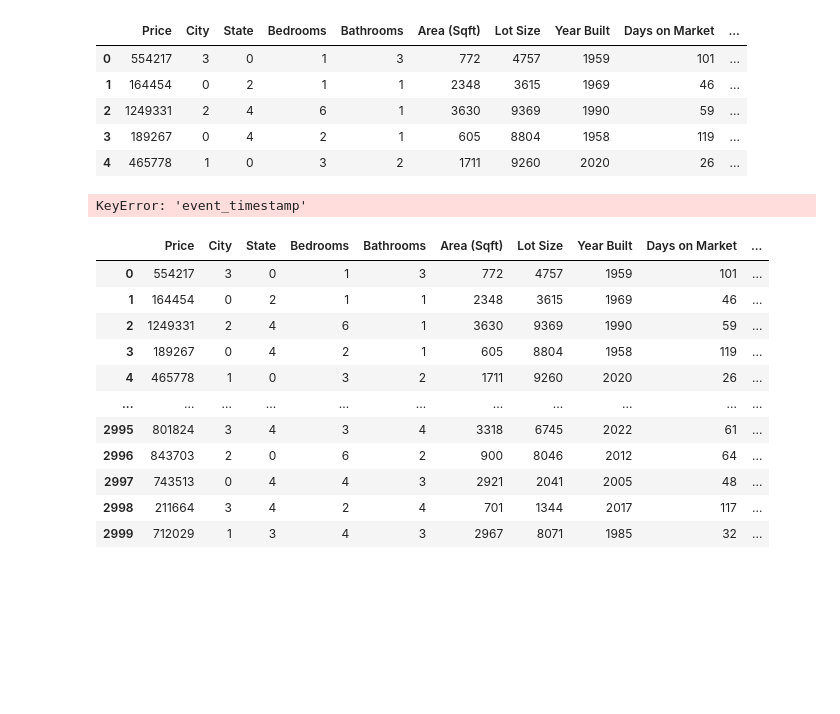
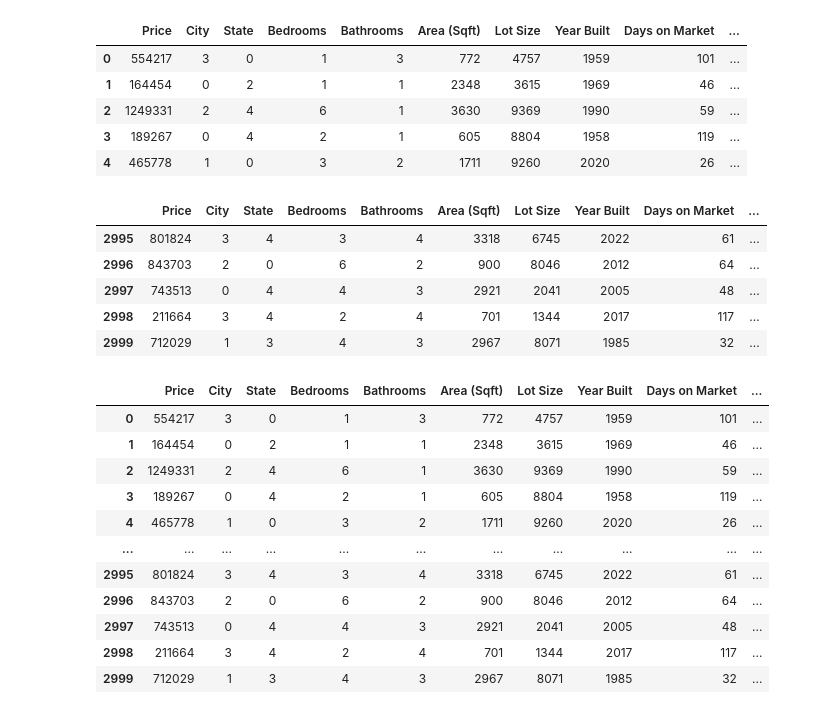
Before and after one commit to codentell/deployml, a Jupyter notebook: sandbox.ipynb, the cells around one changed output. Drawn from its saved outputs; the diff is of its cells as text; code cells hidden in the pictures; blank space fills up the shorter version.

```diff
--- a/sandbox.ipynb
+++ b/sandbox.ipynb
@@ -63,15 +63,22 @@ data.head()
 temp = pd.read_csv("data/us_house_Sales_data.csv")
 data["MLS ID"] = temp["MLS ID"].str[1:].astype(int)
 # data.to_csv("house_data.csv", index=False)
-start_date = pd.to_datetime("2025-07-23")
+start_date = pd.to_datetime("2000-01-01")
 data["event_timestamp"] = pd.date_range(start=start_date, periods=len(data))
 data["event_timestamp"] = pd.to_datetime(data["event_timestamp"], utc=True)
 
 
 
 data.to_parquet("house_data.parquet", index=False)
-# %% [output]
-KeyError: 'event_timestamp'
+# %%
+data.tail()
+# %% [output]
+|  | Price | City | State | Bedrooms | Bathrooms | Area (Sqft) | Lot Size | Year Built | Days on Market | ... |
+| 2995 | 801824 | 3 | 4 | 3 | 4 | 3318 | 6745 | 2022 | 61 | ... |
+| 2996 | 843703 | 2 | 0 | 6 | 2 | 900 | 8046 | 2012 | 64 | ... |
+| 2997 | 743513 | 0 | 4 | 4 | 3 | 2921 | 2041 | 2005 | 48 | ... |
+| 2998 | 211664 | 3 | 4 | 2 | 4 | 701 | 1344 | 2017 | 117 | ... |
+| 2999 | 712029 | 1 | 3 | 4 | 3 | 2967 | 8071 | 1985 | 32 | ... |
 # %%
 pd.read_parquet("house_data.parquet")
 # %% [output]
```
Also changed, not shown: 18 other files.
